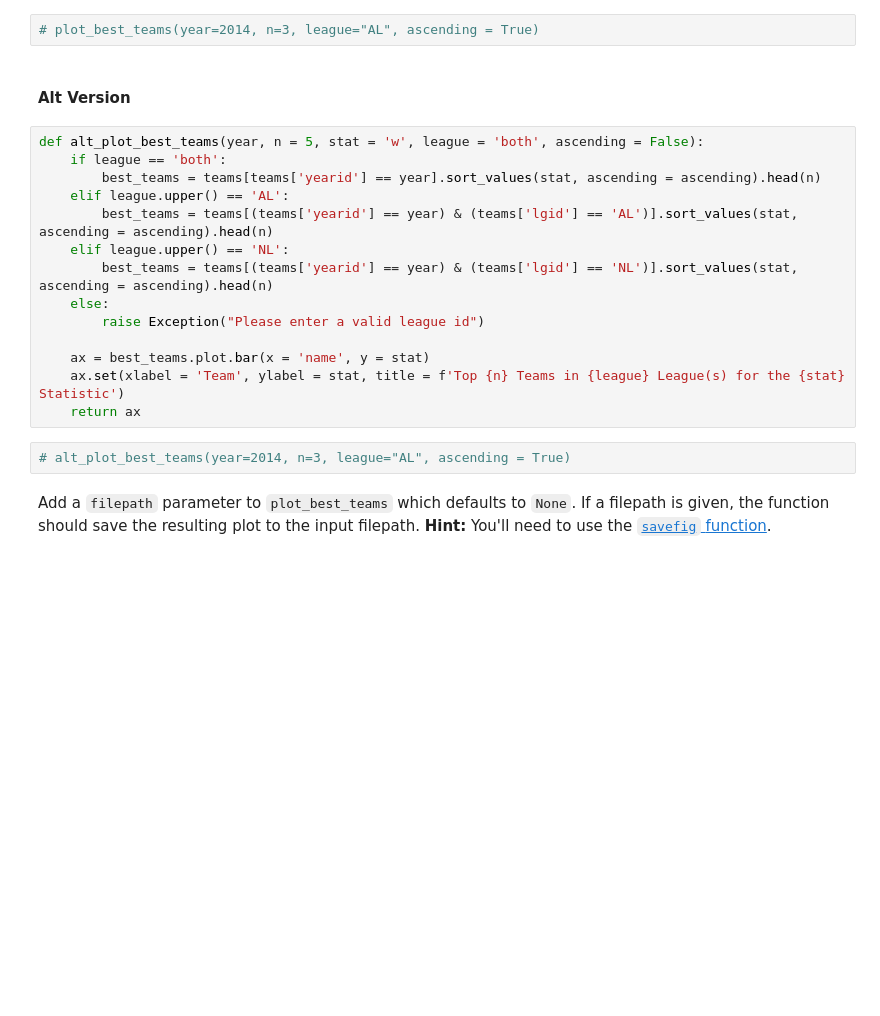
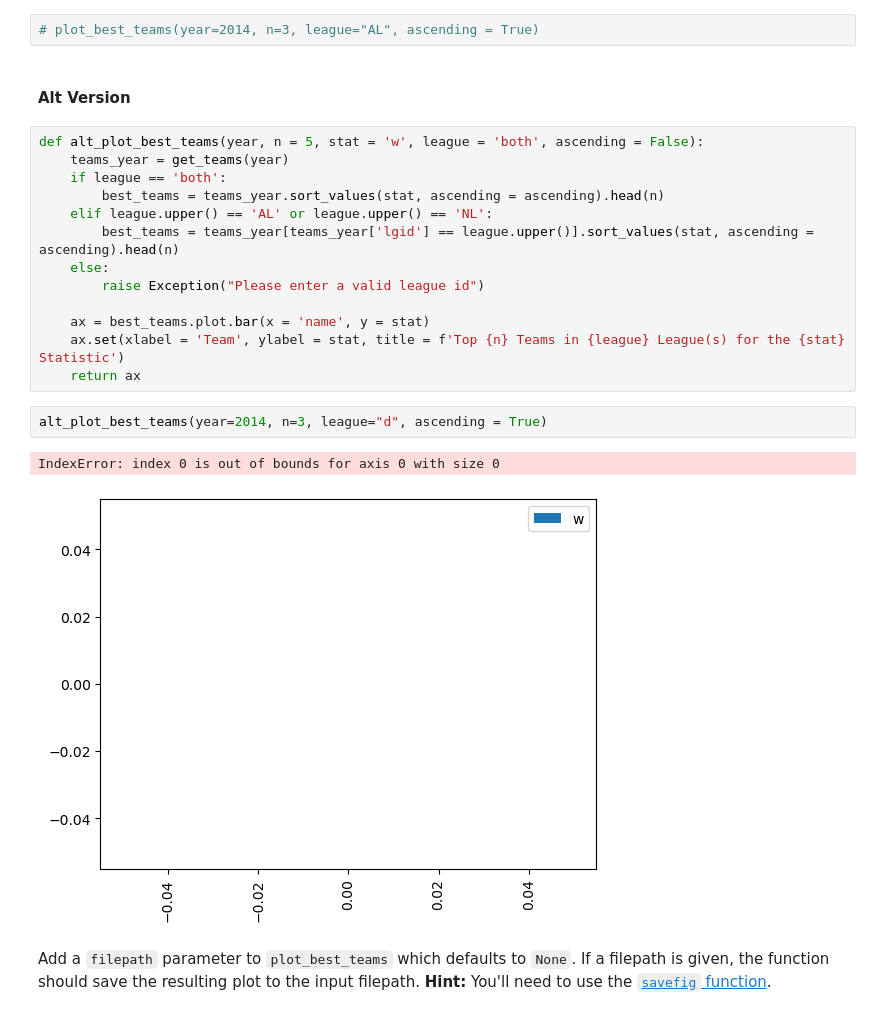
Before and after one commit to NSS-Data-Analytics-Cohort-11/loops-functions-practice-derekbeistad, a Jupyter notebook: notebooks/Loops_and_Functions_Practice.ipynb, the cells around one changed output. Drawn from its saved outputs; the diff is of its cells as text; blank space fills up the shorter version.

Commit message:
fixed Exception raise

```diff
--- a/notebooks/Loops_and_Functions_Practice.ipynb
+++ b/notebooks/Loops_and_Functions_Practice.ipynb
@@ -342,24 +359,26 @@ def plot_best_teams(year, n = 5, stat = 'w', league = 'both', ascending = True):
     return ax
 # %%
 # plot_best_teams(year=2014, n=3, league="AL", ascending = True)
-# %% [markdown]
-#### Alt Version
-# %%
-def alt_plot_best_teams(year, n = 5, stat = 'w', league = 'both', ascending = False):
-    if league == 'both':
-        best_teams = teams[teams['yearid'] == year].sort_values(stat, ascending = ascending).head(n)
-    elif league.upper() == 'AL':
-        best_teams = teams[(teams['yearid'] == year) & (teams['lgid'] == 'AL')].sort_values(stat, ascending = ascending).head(n)
-    elif league.upper() == 'NL':
-        best_teams = teams[(teams['yearid'] == year) & (teams['lgid'] == 'NL')].sort_values(stat, ascending = ascending).head(n)
-    else:
-        raise Exception("Please enter a valid league id")
-
-    ax = best_teams.plot.bar(x = 'name', y = stat)
-    ax.set(xlabel = 'Team', ylabel = stat, title = f'Top {n} Teams in {league} League(s) for the {stat} Statistic')
-    return ax
-# %%
-# alt_plot_best_teams(year=2014, n=3, league="AL", ascending = True)
+# %% [markdown]
+#### Alt Version
+# %%
+def alt_plot_best_teams(year, n = 5, stat = 'w', league = 'both', ascending = False):
+    teams_year = get_teams(year)
+    if league == 'both':
+        best_teams = teams_year.sort_values(stat, ascending = ascending).head(n)
+    elif league.upper() == 'AL' or league.upper() == 'NL':
+        best_teams = teams_year[teams_year['lgid'] == league.upper()].sort_values(stat, ascending = ascending).head(n)
+    else:
+        raise Exception("Please enter a valid league id")
+
+    ax = best_teams.plot.bar(x = 'name', y = stat)
+    ax.set(xlabel = 'Team', ylabel = stat, title = f'Top {n} Teams in {league} League(s) for the {stat} Statistic')
+    return ax
+# %%
+alt_plot_best_teams(year=2014, n=3, league="d", ascending = True)
+# %% [output]
+IndexError: index 0 is out of bounds for axis 0 with size 0
+[figure, added]
 # %% [markdown]
 Add a `filepath` parameter to `plot_best_teams` which defaults to `None`. If a filepath is given, the function should save the resulting plot to the input filepath. **Hint:** You'll need to use the [`savefig` function](https://matplotlib.org/stable/api/_as_gen/matplotlib.pyplot.savefig.html).
 # %%
```
Also changed, not shown: parts of 38 cells of this notebook.
